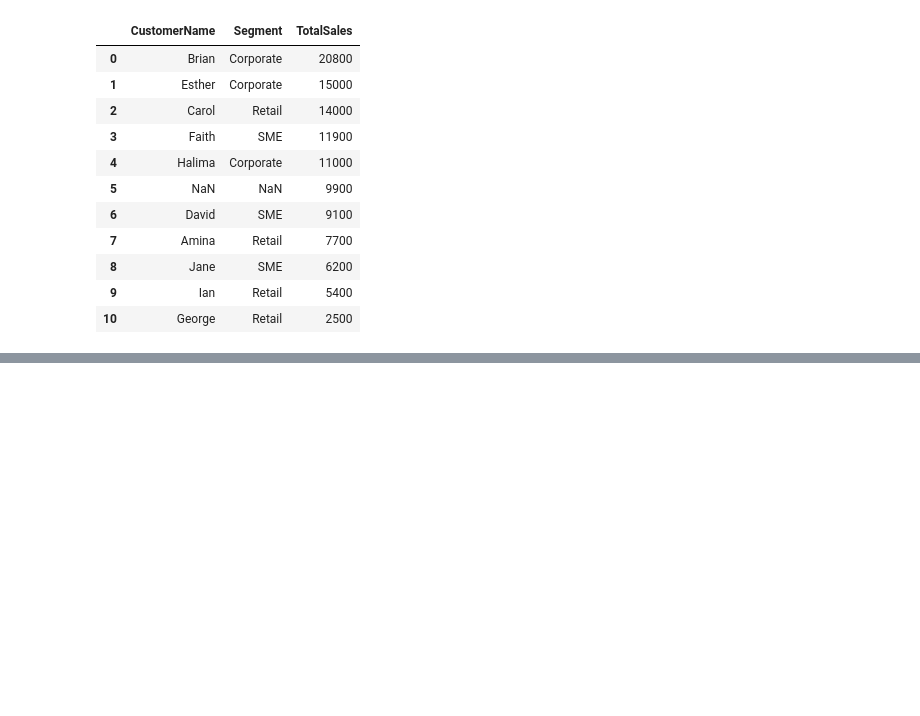
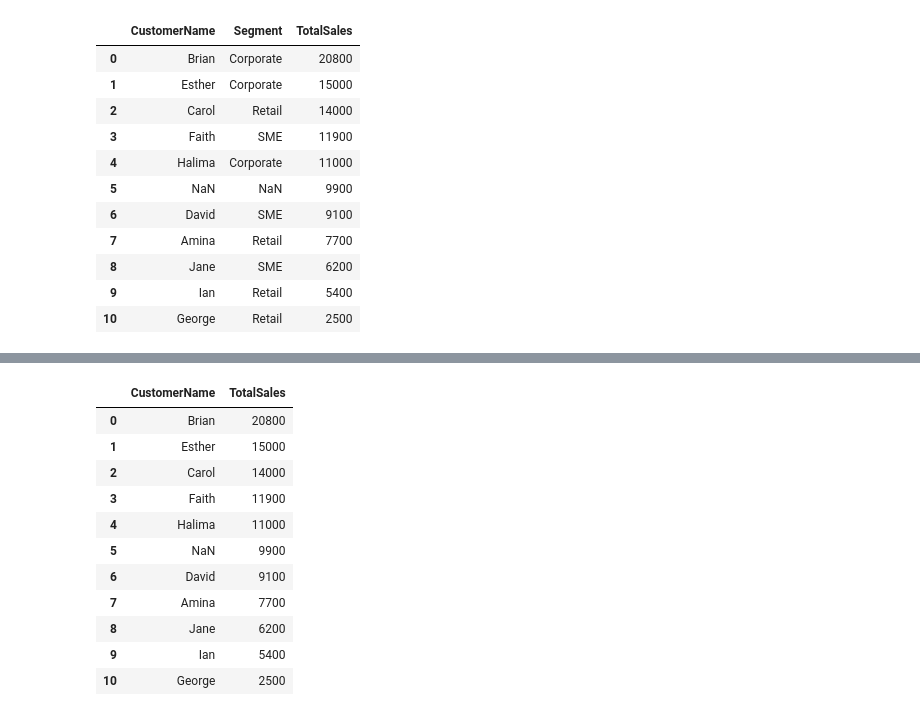
Before and after one commit to sylvainenzo/DSA2050-Week2-674139, a Jupyter notebook: DSA2050_Week2_SQL_Lab.ipynb, the cells around one changed output, grey strips where cells are left out. Drawn from its saved outputs; the diff is of its cells as text; code cells hidden in the pictures; blank space fills up the shorter version.

```diff
--- a/DSA2050_Week2_SQL_Lab.ipynb
+++ b/DSA2050_Week2_SQL_Lab.ipynb
@@ -499,0 +516,22 @@ pd.read_sql_query(query, conn)
+# %%
+query = """ SELECT c.CustomerName,SUM(o.OrderAmount) AS TotalSales
+From Orders o
+LEFT JOIN customers_regions c
+On o.CustomerID = c.CustomerID
+GROUP BY c.CustomerName
+ORDER BY TotalSales DESC """
+
+pd.read_sql_query(query, conn)
+# %% [output]
+|  | CustomerName | TotalSales |
+| 0 | Brian | 20800 |
+| 1 | Esther | 15000 |
+| 2 | Carol | 14000 |
+| 3 | Faith | 11900 |
+| 4 | Halima | 11000 |
+| 5 | NaN | 9900 |
+| 6 | David | 9100 |
+| 7 | Amina | 7700 |
+| 8 | Jane | 6200 |
+| 9 | Ian | 5400 |
+| 10 | George | 2500 |
```
Also changed, not shown: parts of 1 cell of this notebook, 1 other file.
